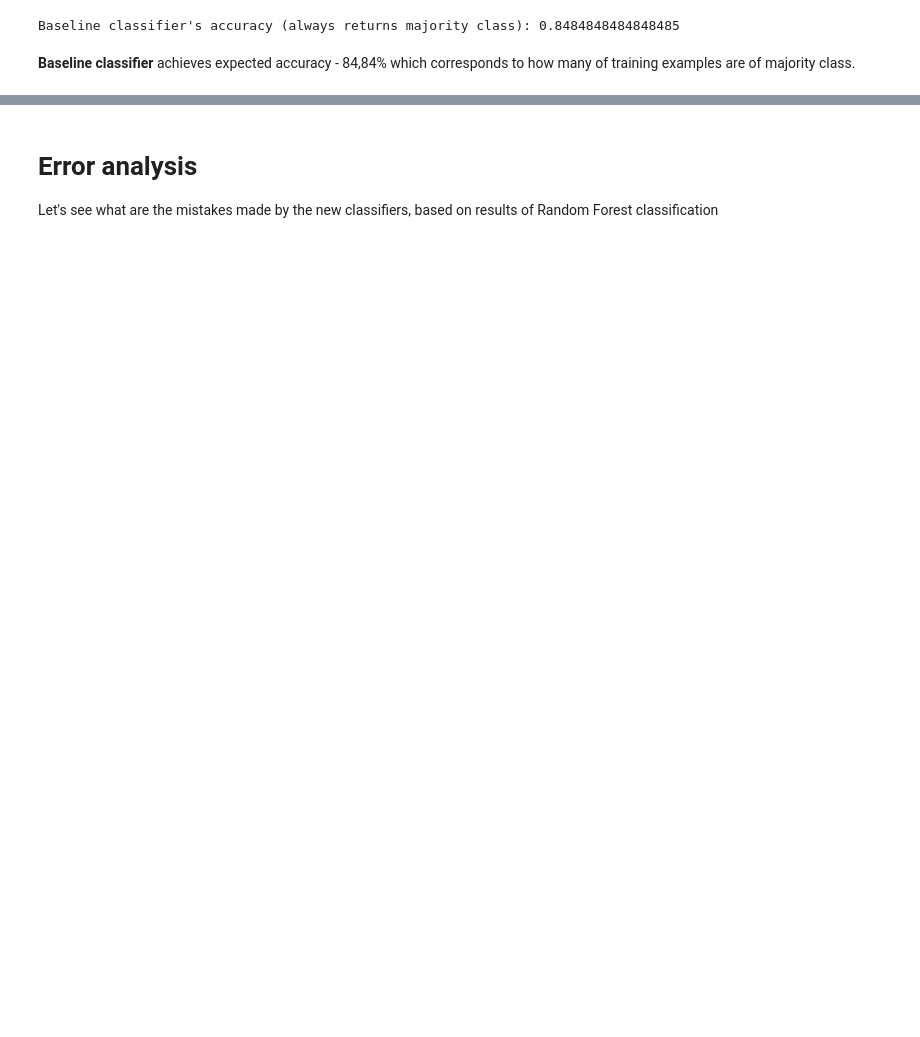
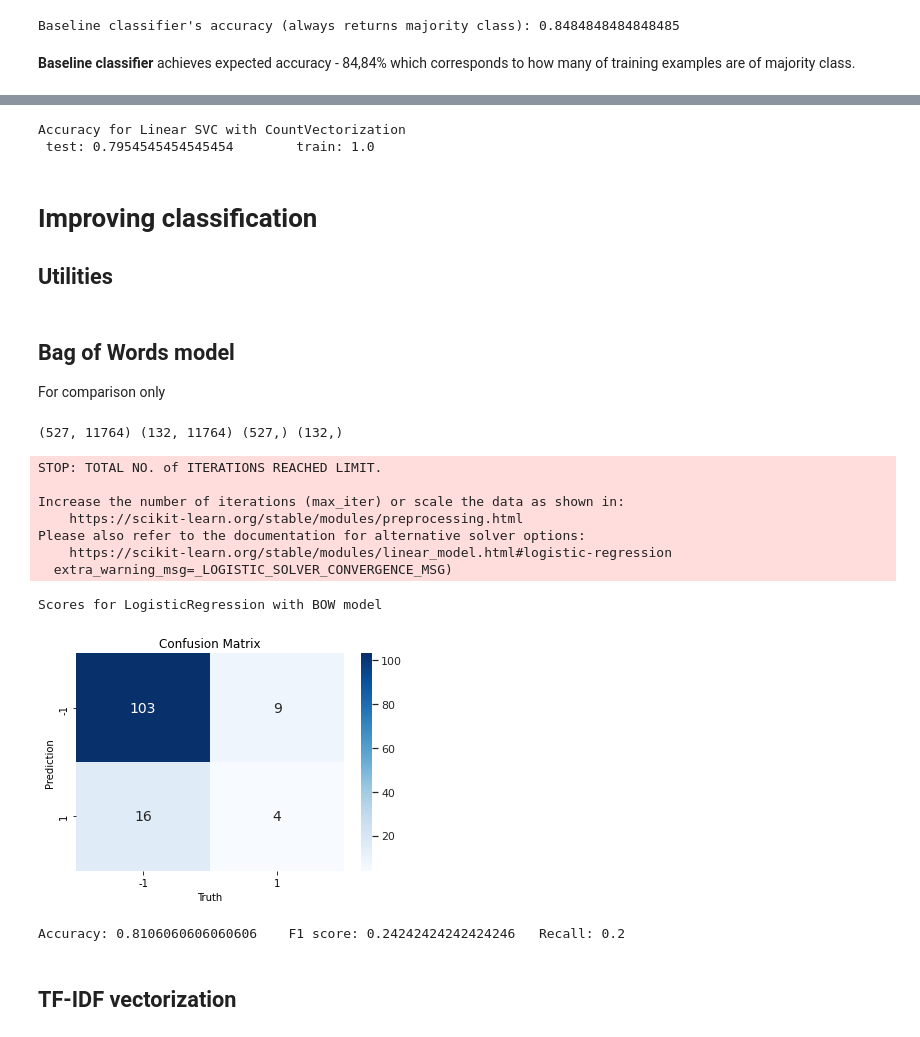
Before and after one commit to jsokolowska/ner-text-classification, a Jupyter notebook: practicalExcercise.ipynb, the cells around one changed output, grey strips where cells are left out. Cells and saved outputs as stored; diff of their text form; code cells hidden in the pictures; blank space fills up the shorter version.

```diff
--- a/practicalExcercise.ipynb
+++ b/practicalExcercise.ipynb
@@ -250,8 +503,7 @@ class BaselineClassifier:
 
 
 baseline = BaselineClassifier()
-baseline.fit(X,y)
-pred = baseline.predict(X_test)
+baseline.fit(X_test,y_train)
 score = baseline.score(X_test, y_test)
 print(f'Baseline classifier\'s accuracy (always returns majority class): {score}')
 # %% [output]
@@ -357,4 +580,72 @@ All of the classifiers performed not better than the baseline classifier (accura
+# %%
+from sklearn.svm import LinearSVC
+scores = {}
+y = y_train
+linearSVC = LinearSVC()
+linearSVC.fit(x_train, y)
+test_score_linearSVC = linearSVC.score(x_test, y_test)
+train_score_linearSVC = linearSVC.score(x_train, y_train)
+print(f'Accuracy for Linear SVC with CountVectorization\n test: {test_score_linearSVC}\t train: {train_score_linearSVC}')
+# %% [output]
+Accuracy for Linear SVC with CountVectorization
+ test: 0.7954545454545454        train: 1.0
 # %% [markdown]
-Error analysis
+Improving classification
 ====
-Let's see what are the mistakes made by the new classifiers, based on results of Random Forest classification
+Utilities
+---
+# %%
+from sklearn.metrics import accuracy_score, f1_score, roc_auc_score, confusion_matrix, recall_score
+def calculate_metrics (X_test, y_test, model, verbose=False, confusion = False):
+  y_pred = model.predict(X_test)
+  acc = accuracy_score(y_test, y_pred)
+  f1 = f1_score(y_test, y_pred)
+  re = recall_score(y_test, y_pred)
+  if confusion:
+    cm = confusion_matrix(y_test, y_pred)
+
+    plt.title('Confusion Matrix')
+    sns.set(font_scale=1.0) #for label size
+    sns.heatmap(cm, annot = True, fmt = 'd', xticklabels = ['-1', '1'], yticklabels = ['-1', '1'], annot_kws={"size": 14}, cmap = 'Blues')
+
+    plt.xlabel('Truth')
+    plt.ylabel('Prediction')
+    plt.show()
+  if verbose:
+    print(f'Accuracy: {acc}\tF1 score: {f1}\tRecall: {re}')
+  return (acc, f1, re)
+# %% [markdown]
+Bag of Words model
+---
+For comparison only
+# %%
+df_test = pd.read_csv(preprocessed_dir + "bow_test_ERIS.csv")
+df_train = pd.read_csv(preprocessed_dir + "bow_train_ERIS.csv")
+x_train_bow = df_train.drop("Indicator", axis=1)
+y_train_bow = df_train["Indicator"]
+
+x_test_bow = df_test.drop("Indicator", axis=1)
+y_test_bow = df_test["Indicator"]
+print(x_train_bow.shape, x_test_bow.shape, y_train_bow.shape, y_test_bow.shape)
+# %% [output]
+(527, 11764) (132, 11764) (527,) (132,)
+# %%
+from sklearn.linear_model import LogisticRegression
+logistic = LogisticRegression()
+logistic.fit(x_train_bow, y_train_bow)
+print("Scores for LogisticRegression with BOW model")
+log_bow = calculate_metrics(x_test_bow, y_test_bow, logistic, True, True)
+# %% [output]
+STOP: TOTAL NO. of ITERATIONS REACHED LIMIT.
+
+Increase the number of iterations (max_iter) or scale the data as shown in:
+    https://scikit-learn.org/stable/modules/preprocessing.html
+Please also refer to the documentation for alternative solver options:
+    https://scikit-learn.org/stable/modules/linear_model.html#logistic-regression
+  extra_warning_msg=_LOGISTIC_SOLVER_CONVERGENCE_MSG)
+Scores for LogisticRegression with BOW model
+[figure, added]
+Accuracy: 0.8106060606060606    F1 score: 0.24242424242424246   Recall: 0.2
+# %% [markdown]
+TF-IDF vectorization
+----
```
Also changed, not shown: parts of 46 cells of this notebook.
